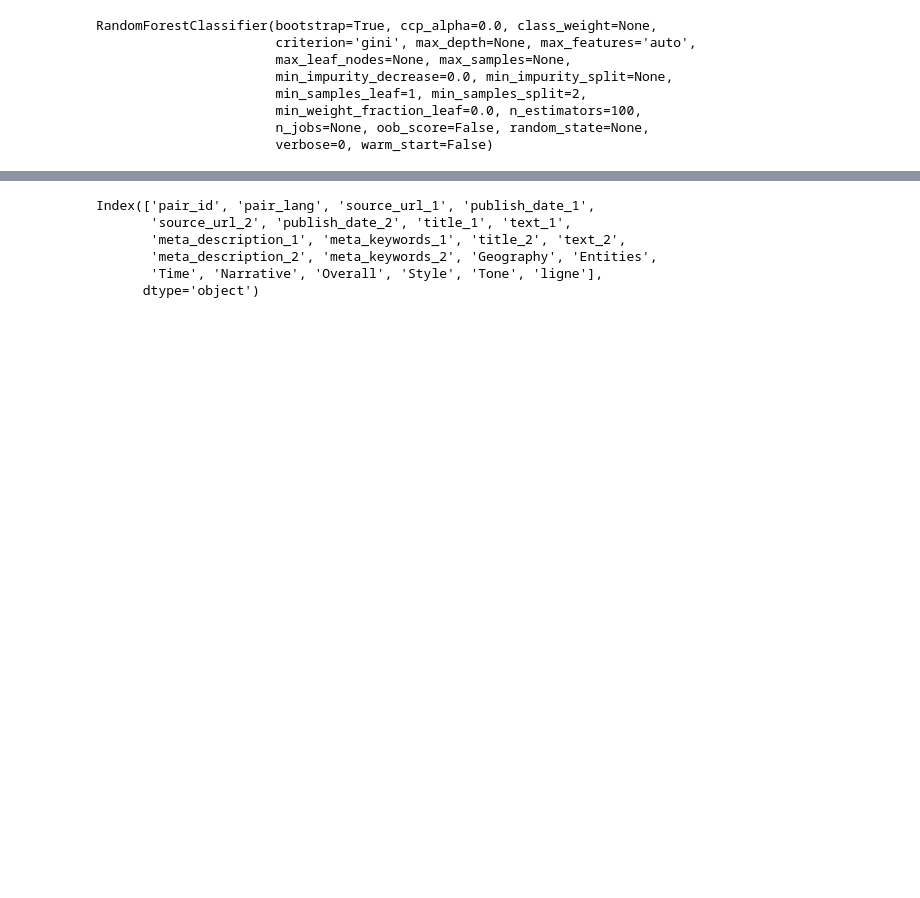
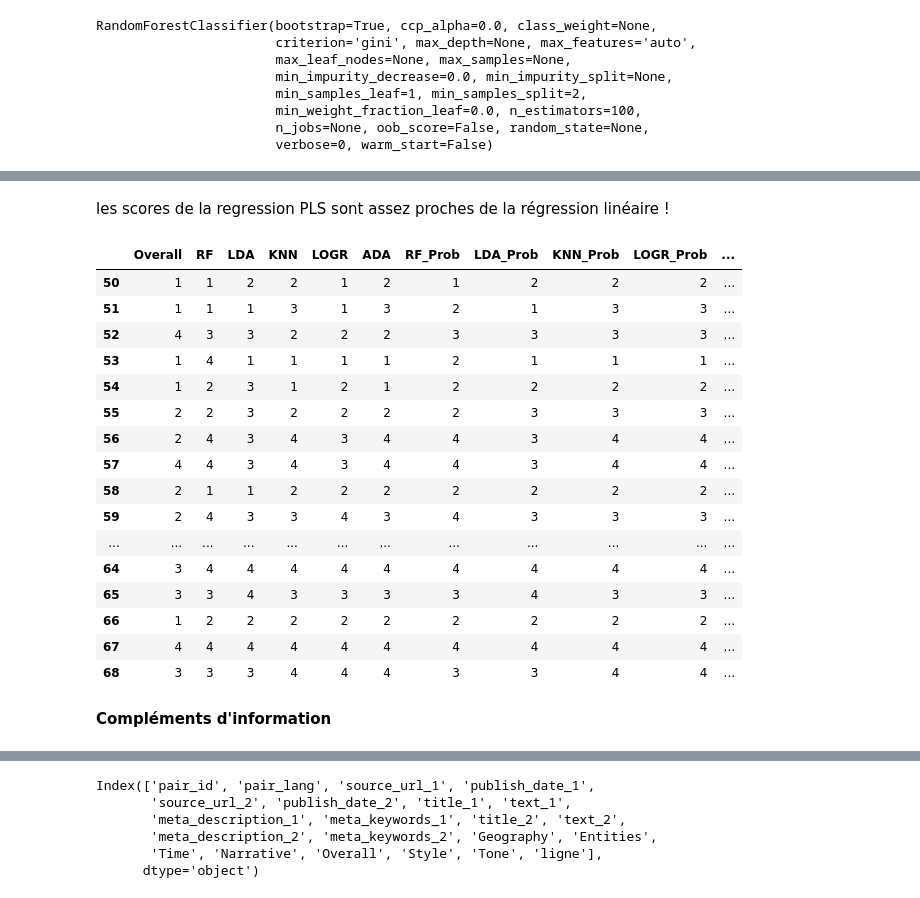
Before and after one commit to sebastiendufour1972/BL.Research-at-SemEval-2022-Task-8, a Jupyter notebook: french/Finalisation_programme_french.ipynb, the cells around one changed output, grey strips where cells are left out. Drawn from its saved outputs; the diff is of its cells as text; code cells hidden in the pictures; blank space fills up the shorter version.

```diff
--- a/french/Finalisation_programme_french.ipynb
+++ b/french/Finalisation_programme_french.ipynb
@@ -740,0 +1142,13 @@ plt.show()
+# %%
+# Linear Regression simple sur scikit learn
+essai_classif = francais[['Geography','Entities', 'Time', 'Narrative', 'Overall', 'Style', 'Tone','nb_entites_idem',
+    'nb_lieux_idem', 'nb_dates_idem', 'score_similarite_titres', 'score_similarite_resume1','score_similarite_resume2',
+    'score_classif1', 'score_classif2','score_sentiment1', 'score_sentiment2', 'meth1_similarites','meth2_similarites']]
+lr = LinearRegression()
+Xtrain = essai_classif[predicteurs].reset_index(drop=True)
+ytrain = essai_classif['Overall'].reset_index(drop=True)
+# %%
+lr.fit(Xtrain[:50],ytrain[:50])
+res_lr = lr.predict(Xtrain[50:])
+res_lr = pd.concat([Xtrain[50:],ytrain[50:],pd.DataFrame(res_lr,columns = ['LR'],index = range(50,69))],axis=1)
+res_lr
@@ -740,0 +1173,2 @@ plt.show()
+# %%
+res_final = pd.concat([res_final,res_lr['LR']],axis=1)
@@ -740,0 +1179,7 @@ plt.show()
+# %%
+from sklearn.cross_decomposition import PLSRegression
+pls = PLSRegression()
+pls.fit(Xtrain[:50],ytrain[:50])
+res_pls = list(pls.predict(Xtrain[50:]).flatten())
+res_pls = pd.concat([res_lr,pd.DataFrame(res_pls,columns = ['PLS'],index = range(50,69))],axis=1)
+res_pls
@@ -741,3 +1204,28 @@ plt.show()
+# %% [markdown]
+les scores de la regression PLS sont assez proches de la régression linéaire !
+# %%
+res_final = pd.concat([res_final,res_pls['PLS']],axis=1)
+res_final
+# %% [output]
+|  | Overall | RF | LDA | KNN | LOGR | ADA | RF_Prob | LDA_Prob | KNN_Prob | LOGR_Prob | ... |
+| 50 | 1 | 1 | 2 | 2 | 1 | 2 | 1 | 2 | 2 | 2 | ... |
+| 51 | 1 | 1 | 1 | 3 | 1 | 3 | 2 | 1 | 3 | 3 | ... |
+| 52 | 4 | 3 | 3 | 2 | 2 | 2 | 3 | 3 | 3 | 3 | ... |
+| 53 | 1 | 4 | 1 | 1 | 1 | 1 | 2 | 1 | 1 | 1 | ... |
+| 54 | 1 | 2 | 3 | 1 | 2 | 1 | 2 | 2 | 2 | 2 | ... |
+| 55 | 2 | 2 | 3 | 2 | 2 | 2 | 2 | 3 | 3 | 3 | ... |
+| 56 | 2 | 4 | 3 | 4 | 3 | 4 | 4 | 3 | 4 | 4 | ... |
+| 57 | 4 | 4 | 3 | 4 | 3 | 4 | 4 | 3 | 4 | 4 | ... |
+| 58 | 2 | 1 | 1 | 2 | 2 | 2 | 2 | 2 | 2 | 2 | ... |
+| 59 | 2 | 4 | 3 | 3 | 4 | 3 | 4 | 3 | 3 | 3 | ... |
+| ... | ... | ... | ... | ... | ... | ... | ... | ... | ... | ... | ... |
+| 64 | 3 | 4 | 4 | 4 | 4 | 4 | 4 | 4 | 4 | 4 | ... |
+| 65 | 3 | 3 | 4 | 3 | 3 | 3 | 3 | 4 | 3 | 3 | ... |
+| 66 | 1 | 2 | 2 | 2 | 2 | 2 | 2 | 2 | 2 | 2 | ... |
+| 67 | 4 | 4 | 4 | 4 | 4 | 4 | 4 | 4 | 4 | 4 | ... |
+| 68 | 3 | 3 | 3 | 4 | 4 | 4 | 3 | 3 | 4 | 4 | ... |
+# %% [markdown]
+**Compléments d'information**
 # %%
 visuel = francais[['title_1', 'title_2','summary1_text1', 'summary2_text1', 'summary1_text2', 'summary2_text2',
     'nb_entites_idem', 'nb_lieux_idem', 'nb_dates_idem', 'entites_idem','dates_idem', 'score_similarite_titres',
```
Also changed, not shown: parts of 51 cells of this notebook.
